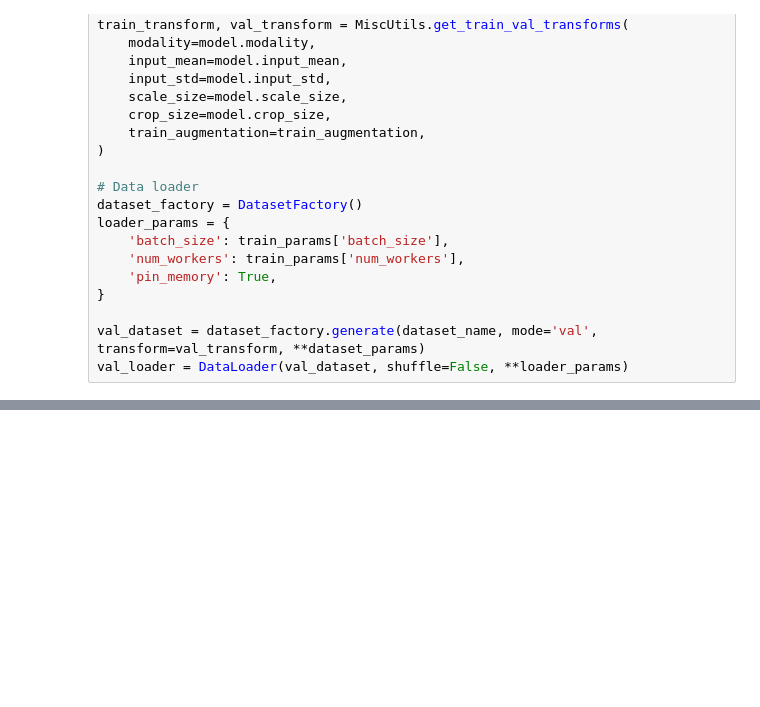
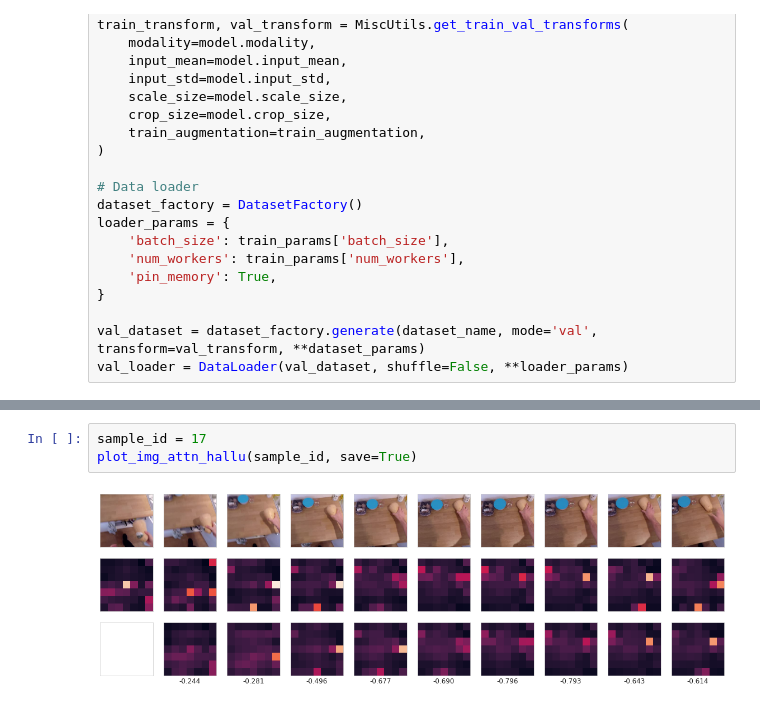
Before and after one commit to knmac/sparse_sensing_actreg, a Jupyter notebook: experiments/make_paper_materials.ipynb, the cells around one changed output, grey strips where cells are left out. Drawn from its saved outputs; the diff is of its cells as text; blank space fills up the shorter version.

```diff
--- a/experiments/make_paper_materials.ipynb
+++ b/experiments/make_paper_materials.ipynb
@@ -203,0 +211,5 @@ torch.Size([10, 32, 7, 7])
+# %%
+sample_id = 17
+plot_img_attn_hallu(sample_id, save=True)
+# %% [output]
+[figure, added]
```
Also changed, not shown: parts of 6 cells of this notebook.
